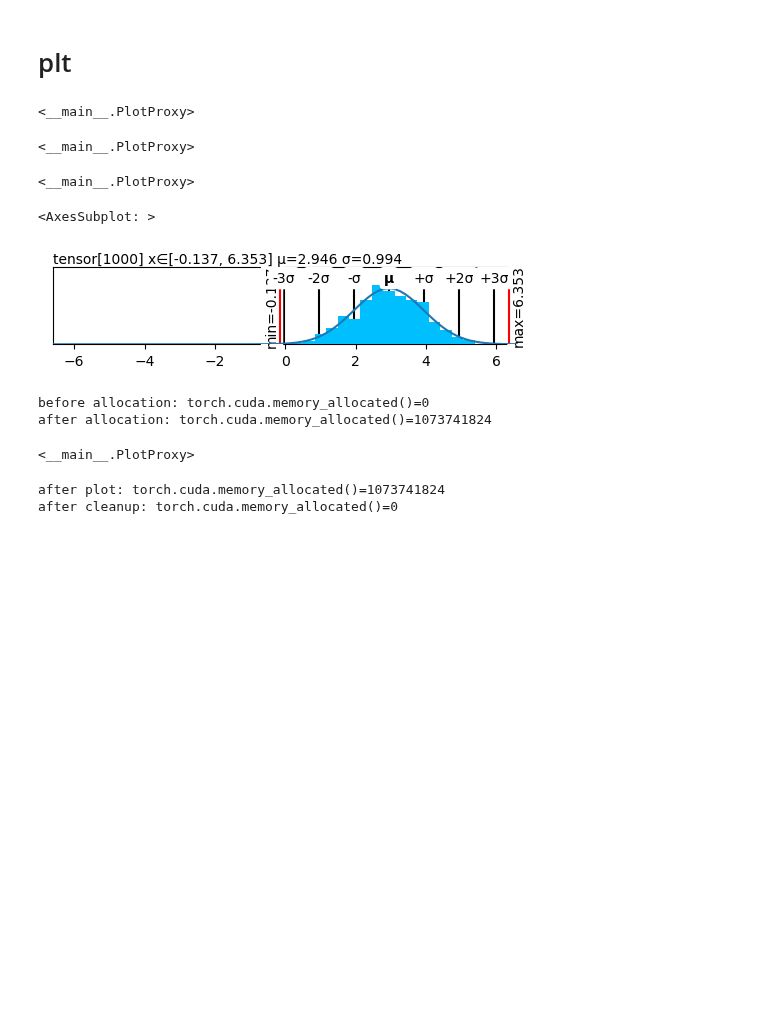
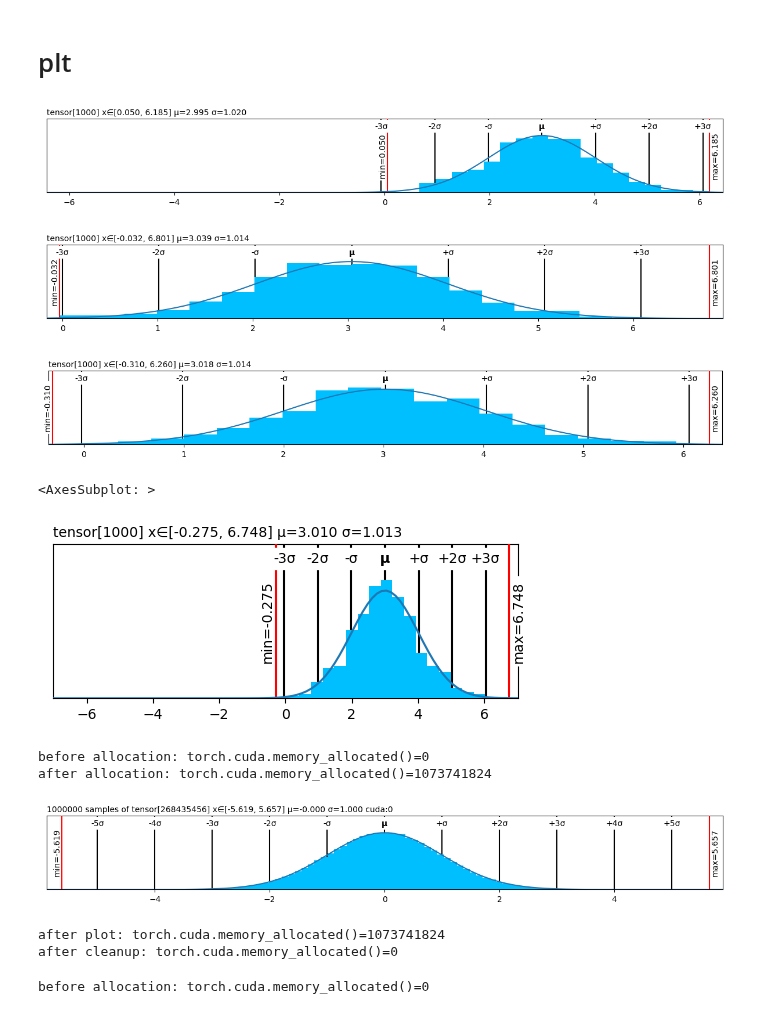
Before and after one commit to xl0/lovely-tensors, a Jupyter notebook: nbs/02_repr_plt.ipynb, the cells around one changed output. Saved outputs shown, nothing was run; the diff lists cells and outputs as text; code cells hidden in the pictures; blank space fills up the shorter version.

```diff
--- a/nbs/02_repr_plt.ipynb
+++ b/nbs/02_repr_plt.ipynb
@@ -181,7 +181,7 @@ def _plot(t: torch.Tensor, center="zero", max_s=100000, ax=None):
 class PlotProxy():
     """Flexible `PIL.Image.Image` wrapper"""
     @torch.no_grad()
-    def __init__(self, t:torch.Tensor, center="zero", max_s=10000, fmt="svg"):
+    def __init__(self, t:torch.Tensor, center="zero", max_s=10000, fmt="png"):
         self.t = t
         self.center = center
         self.fmt = fmt
@@ -215,23 +215,23 @@ class PlotProxy():
             return print_figure(_plot(self.t, center=self.center, max_s=self.max_s), fmt="png")
 # %%
 # |export
-def plot(t: torch.Tensor, center="zero", max_s=10000, fmt="svg", ax=None):
+def plot(t: torch.Tensor, center="zero", max_s=10000, fmt="png", ax=None):
     return PlotProxy(t=t, center=center, max_s=max_s, fmt=fmt)(ax=ax)
 # %%
 plot(torch.randn(1000)+3)
 # %% [output]
-<__main__.PlotProxy>
+[figure, added]
 # %%
 plot(torch.randn(1000)+3, center="range")
 # %% [output]
-<__main__.PlotProxy>
+[figure, added]
 # %%
 plot(torch.randn(1000)+3, center="mean")
 # %% [output]
-<__main__.PlotProxy>
+[figure, added]
 # %%
-fig, ax = plt.subplots(figsize=(6, 1))
+fig, ax = plt.subplots(figsize=(6, 2))
 plot(torch.randn(1000)+3, ax=ax)
 # %% [output]
 <AxesSubplot: >
-[figure, old version]
+[figure, new version]
@@ -246,16 +248,21 @@ if torch.cuda.is_available():
     print(f"after plot: {torch.cuda.memory_allocated()=}")
 
     del numbers
-    # torch.cuda.memory.empty_cache()
+    gc.collect()
+    torch.cuda.memory.empty_cache()
 
     print(f"after cleanup: {torch.cuda.memory_allocated()=}")
     assert (cudamem >= torch.cuda.memory_allocated())
 # %% [output]
 before allocation: torch.cuda.memory_allocated()=0
 after allocation: torch.cuda.memory_allocated()=1073741824
+[figure, added]
-<__main__.PlotProxy>
+after plot: torch.cuda.memory_allocated()=1073741824
+after cleanup: torch.cuda.memory_allocated()=0
-after plot: torch.cuda.memory_allocated()=1073741824
-after cleanup: torch.cuda.memory_allocated()=0
+# %%
+print(f"before allocation: {torch.cuda.memory_allocated()=}")
+# %% [output]
+before allocation: torch.cuda.memory_allocated()=0
 # %%
 # |hide
 import nbdev; nbdev.nbdev_export()
```
Also changed, not shown: parts of 1 cell of this notebook, 16 other files.
